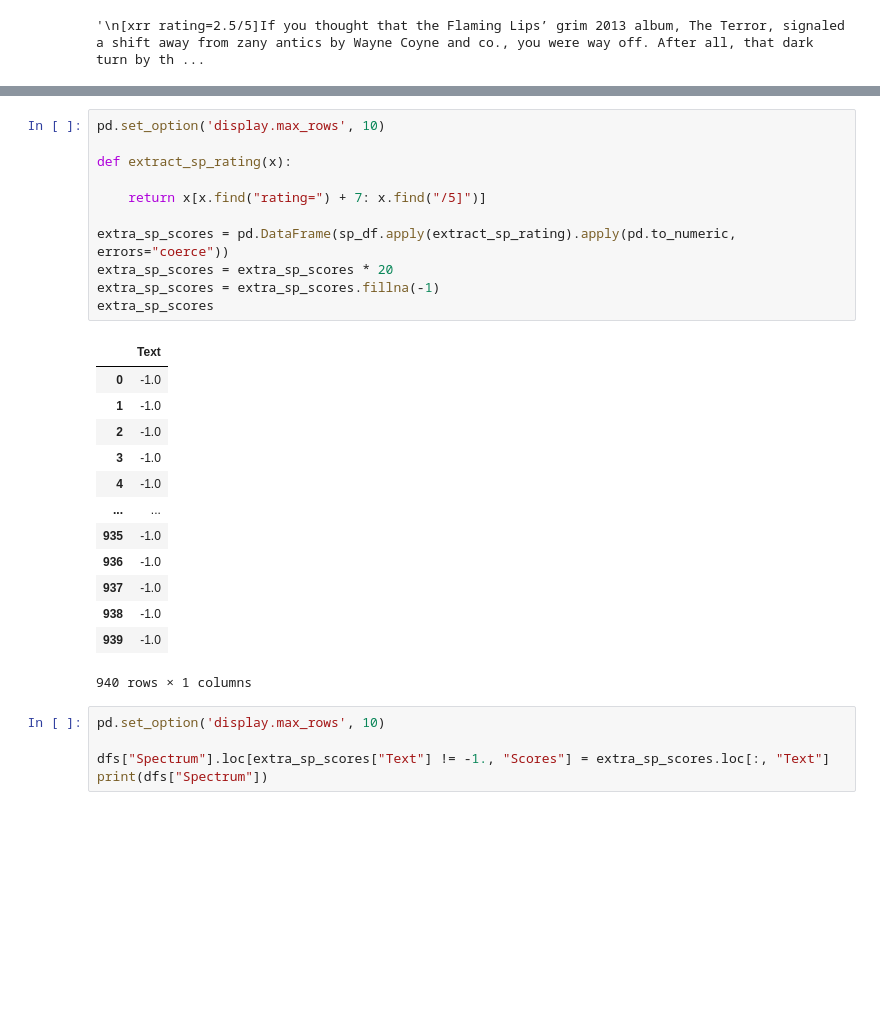
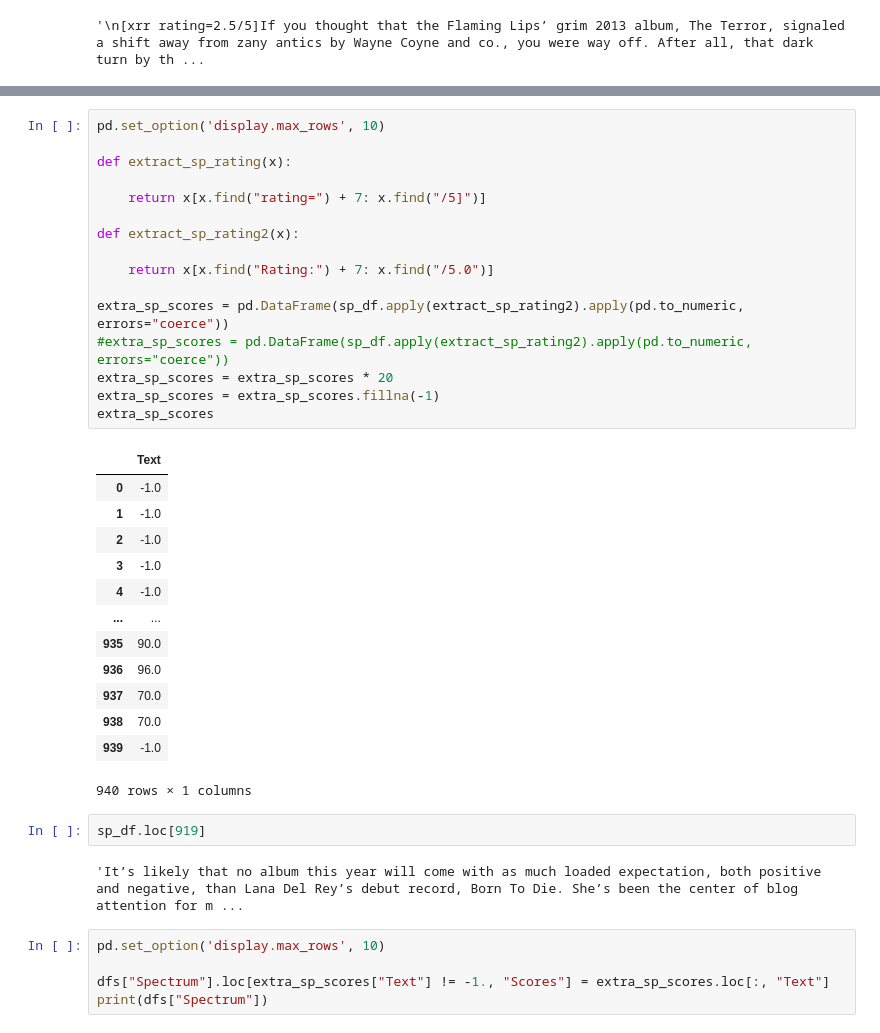
Before and after one commit to tjsnel/Third-Year-Project, a Jupyter notebook: third-year-project/Notebooks/text_formatting.ipynb, the cells around one changed output, grey strips where cells are left out. Drawn from its saved outputs; the diff is of its cells as text; blank space fills up the shorter version.

```diff
--- a/third-year-project/Notebooks/text_formatting.ipynb
+++ b/third-year-project/Notebooks/text_formatting.ipynb
@@ -133,28 +133,37 @@ sp_df[600]
 # %%
 pd.set_option('display.max_rows', 10)
 
 def extract_sp_rating(x):
 
     return x[x.find("rating=") + 7: x.find("/5]")]
 
-extra_sp_scores = pd.DataFrame(sp_df.apply(extract_sp_rating).apply(pd.to_numeric, errors="coerce"))
+def extract_sp_rating2(x):
+
+    return x[x.find("Rating:") + 7: x.find("/5.0")]
+
+extra_sp_scores = pd.DataFrame(sp_df.apply(extract_sp_rating2).apply(pd.to_numeric, errors="coerce"))
+#extra_sp_scores = pd.DataFrame(sp_df.apply(extract_sp_rating2).apply(pd.to_numeric, errors="coerce"))
 extra_sp_scores = extra_sp_scores * 20
 extra_sp_scores = extra_sp_scores.fillna(-1)
 extra_sp_scores
 # %% [output]
 |  | Text |
 | 0 | -1.0 |
 | 1 | -1.0 |
 | 2 | -1.0 |
 | 3 | -1.0 |
 | 4 | -1.0 |
 | ... | ... |
-| 935 | -1.0 |
-| 936 | -1.0 |
-| 937 | -1.0 |
-| 938 | -1.0 |
+| 935 | 90.0 |
+| 936 | 96.0 |
+| 937 | 70.0 |
+| 938 | 70.0 |
 | 939 | -1.0 |
 940 rows × 1 columns
+# %%
+sp_df.loc[919]
+# %% [output]
+'It’s likely that no album this year will come with as much loaded expectation, both positive and negative, than Lana Del Rey’s debut record, Born To Die. She’s been the center of blog attention for m ...
 # %%
 pd.set_option('display.max_rows', 10)
 
```
Also changed, not shown: parts of 2 cells of this notebook, 6 other files.
